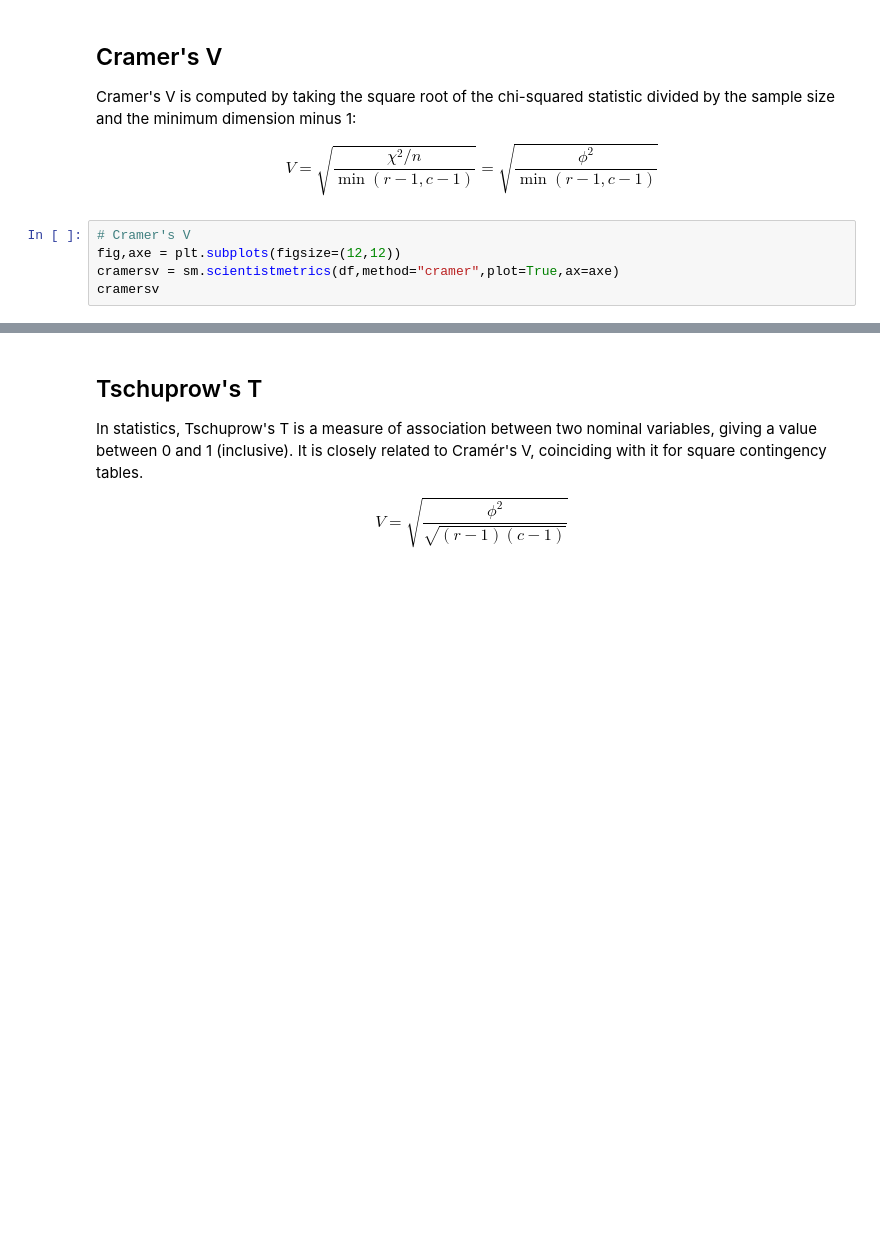
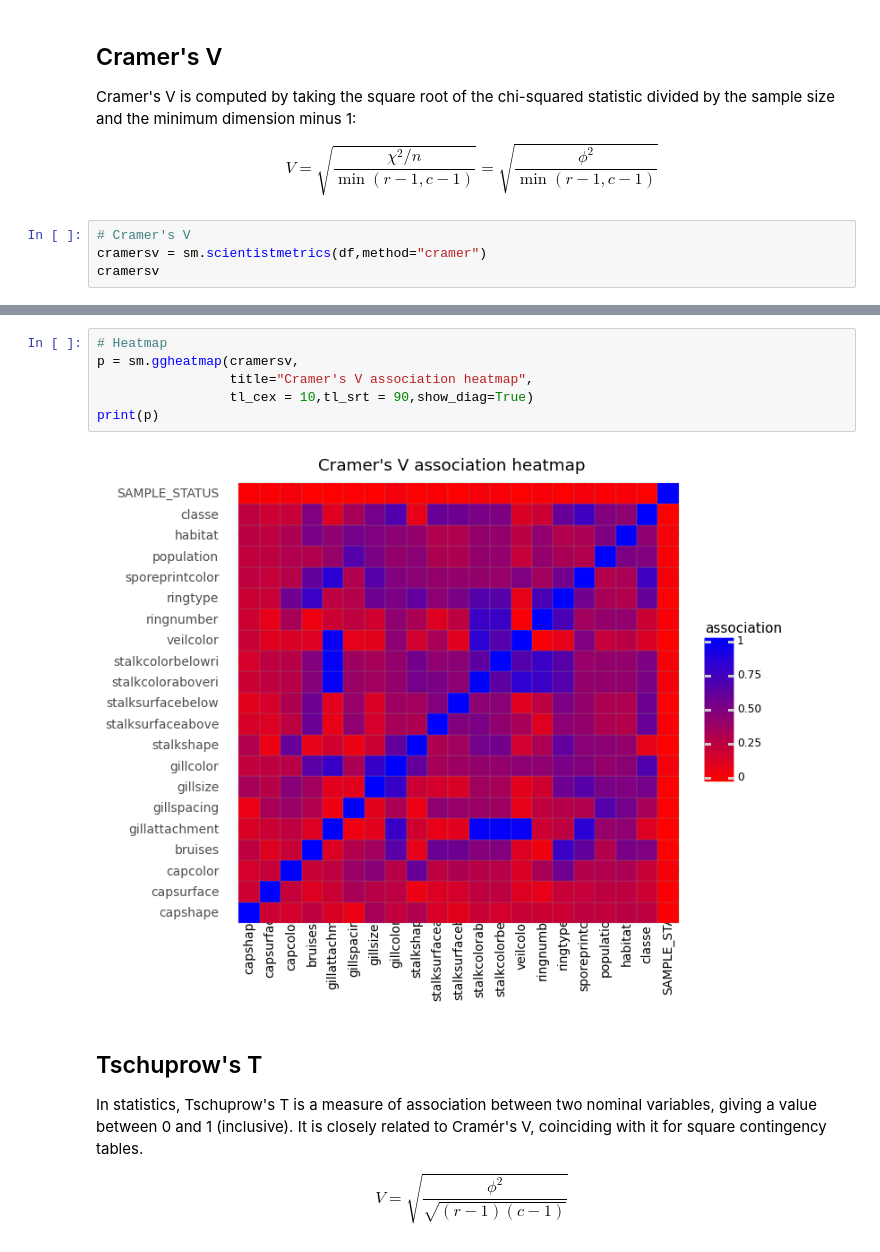
Before and after one commit to enfantbenidedieu/scientistmetrics, a Jupyter notebook: scientistmetrics.ipynb, the cells around one changed output, grey strips where cells are left out. Drawn from its saved outputs; the diff is of its cells as text; blank space fills up the shorter version.

```diff
--- a/scientistmetrics.ipynb
+++ b/scientistmetrics.ipynb
@@ -109,7 +121,6 @@ V = \sqrt{\dfrac{\chi^{2}/n}{\min\left(r-1,c-1\right)}} = \sqrt{\dfrac{\phi^{2}}
 $$
 # %%
 # Cramer's V
-fig,axe = plt.subplots(figsize=(12,12))
-cramersv = sm.scientistmetrics(df,method="cramer",plot=True,ax=axe)
+cramersv = sm.scientistmetrics(df,method="cramer")
 cramersv
 # %% [output]
@@ -132,6 +142,14 @@ cramersv
 | classe | 0.245571 | 0.196925 | 0.218427 | 0.501530 | 0.129200 | 0.348387 | 0.540024 | 0.680830 | 0.102019 | ... |
 | SAMPLE_STATUS | 0.022579 | 0.017049 | 0.038011 | 0.000617 | 0.002487 | 0.010697 | 0.002755 | 0.050223 | 0.008531 | ... |
 21 rows × 21 columns
+# %%
+# Heatmap
+p = sm.ggheatmap(cramersv,
+                 title="Cramer's V association heatmap",
+                 tl_cex = 10,tl_srt = 90,show_diag=True)
+print(p)
+# %% [output]
+[figure, added]
 # %% [markdown]
 ## Tschuprow's T
 
```
Also changed, not shown: parts of 11 cells of this notebook, 2 other files.
